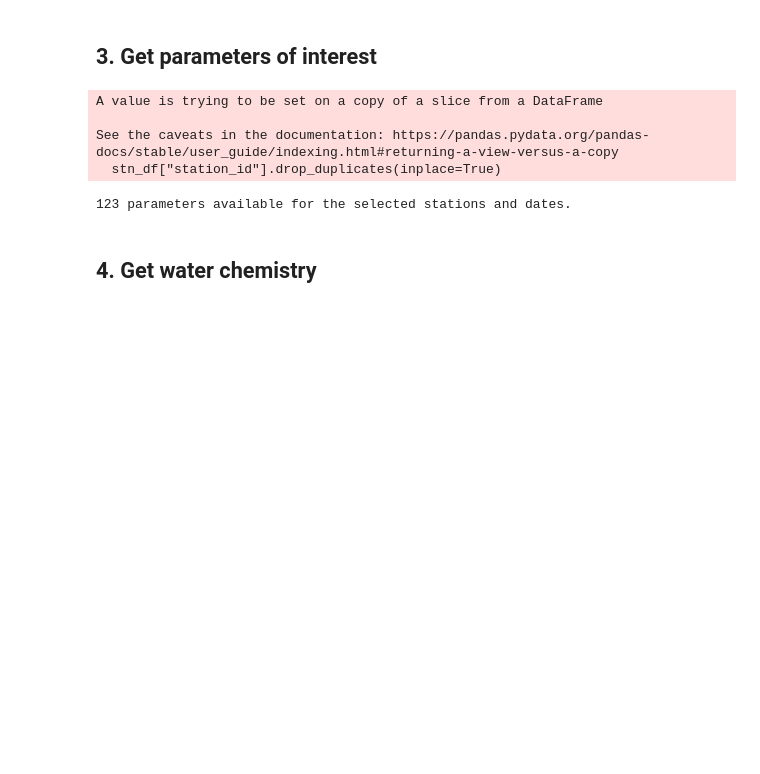
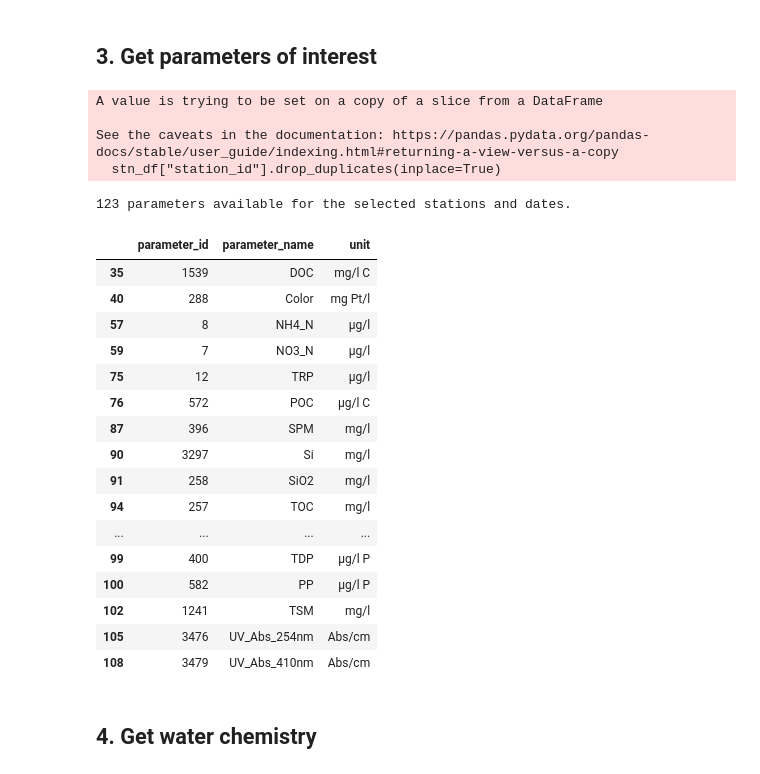
Before and after one commit to NIVANorge/niva-aquainfra, a Jupyter notebook: code/river_inputs/chem1_get_data.ipynb, the cells around one changed output. Cells and saved outputs as stored; diff of their text form; code cells hidden in the pictures; blank space fills up the shorter version.

```diff
--- a/code/river_inputs/chem1_get_data.ipynb
+++ b/code/river_inputs/chem1_get_data.ipynb
@@ -168,23 +190,43 @@ Saved ../../data/river/water_chemistry/raw/water_chem_Glomma_metadata_12-06-2025
 # %% [markdown]
 ## 3. Get parameters of interest
 # %%
-# Find water chemsitry parameters available for a set of stations within a period of interest
+# Find water chemistry parameters available for a set of stations within a period of interest
 par_df = nivapy.da.select_ndb_station_parameters(sel_stn_df, st_dt, end_dt, eng)
 
 # Filter to parameters of interest
 par_df = par_df.query("parameter_name in @par_list")
+par_df = par_df[par_df["parameter_id"] != 570]  # extremely sparse data
 
-# Rename variable
-par_df.loc[par_df["parameter_name"] == "TOTP/F", "parameter_name"] = "TOTP_F" # Renamed "TOTP/F" to "TOTP_F" because "/" can cause issues when saving to NetCDF (not allowed in variable names)
+# Rename variables and units
+par_df["parameter_name"] = par_df["parameter_name"].replace(parameter_name_map)
+par_df["unit"] = par_df["unit"].replace(unit_map)
 
-# Save to CSV
+# Save parameters metadata
 par_df.to_csv(par_units_fpath, index=False)
+par_df
 # %% [output]
 A value is trying to be set on a copy of a slice from a DataFrame
 
 See the caveats in the documentation: https://pandas.pydata.org/pandas-docs/stable/user_guide/indexing.html#returning-a-view-versus-a-copy
   stn_df["station_id"].drop_duplicates(inplace=True)
 123 parameters available for the selected stations and dates.
+|  | parameter_id | parameter_name | unit |
+| 35 | 1539 | DOC | mg/l C |
+| 40 | 288 | Color | mg Pt/l |
+| 57 | 8 | NH4_N | µg/l |
+| 59 | 7 | NO3_N | µg/l |
+| 75 | 12 | TRP | µg/l |
+| 76 | 572 | POC | µg/l C |
+| 87 | 396 | SPM | mg/l |
+| 90 | 3297 | Si | mg/l |
+| 91 | 258 | SiO2 | mg/l |
+| 94 | 257 | TOC | mg/l |
+| ... | ... | ... | ... |
+| 99 | 400 | TDP | µg/l P |
+| 100 | 582 | PP | µg/l P |
+| 102 | 1241 | TSM | mg/l |
+| 105 | 3476 | UV_Abs_254nm | Abs/cm |
+| 108 | 3479 | UV_Abs_410nm | Abs/cm |
 # %% [markdown]
 ## 4. Get water chemistry
 # %%
```
Also changed, not shown: parts of 7 cells of this notebook, 10 other files.
